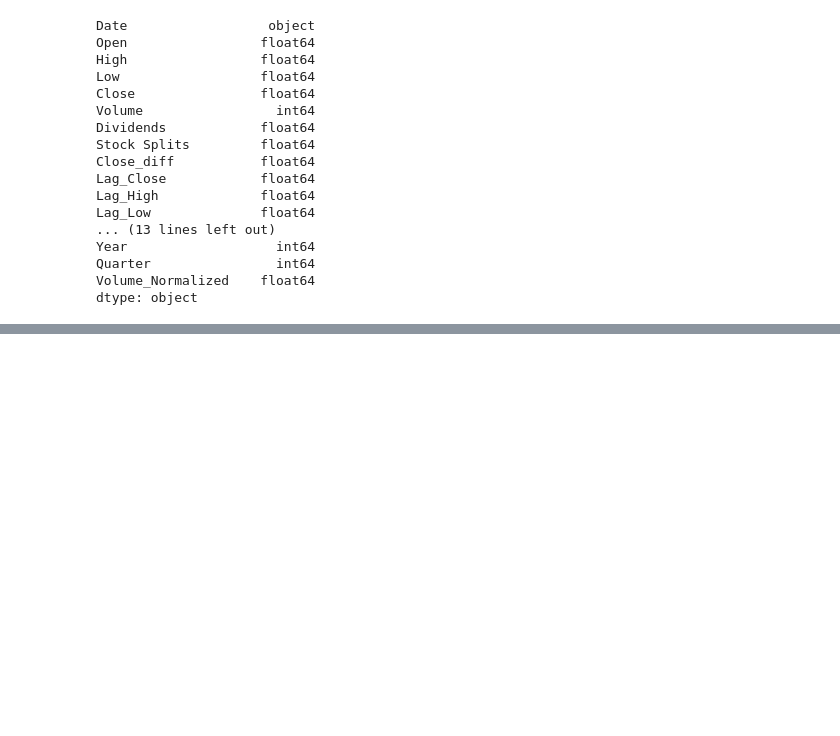
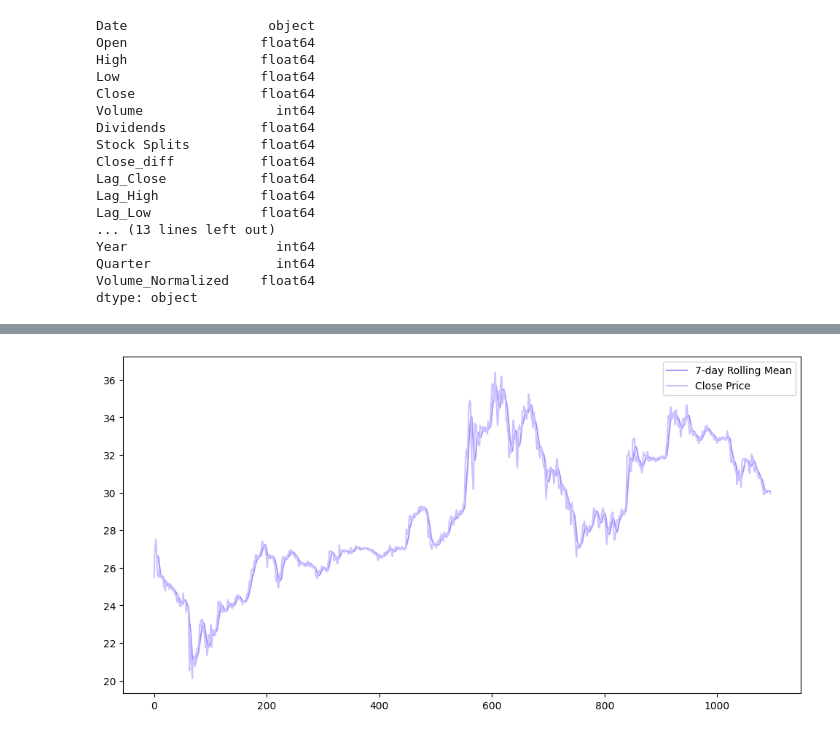
Before and after one commit to Sudais-shah/Saudi-Aramco-Stock-Price-Prediction-Model, a Jupyter notebook: Saudi Aramco Stock Price Prediction Model.ipynb, the cells around one changed output, grey strips where cells are left out. Saved outputs shown, nothing was run; the diff lists cells and outputs as text; code cells hidden in the pictures; blank space fills up the shorter version.

```diff
--- a/Saudi Aramco Stock Price Prediction Model.ipynb
+++ b/Saudi Aramco Stock Price Prediction Model.ipynb
@@ -140,0 +249,7 @@ dtype: object
+# %%
+df['Close'].rolling(window=7).mean().plot(figsize=(12, 6), label='7-day Rolling Mean', color=color1)
+df['Close'].plot(label='Close Price', color=color2)
+plt.legend()
+plt.show()
+# %% [output]
+[figure, added]
```
Also changed, not shown: parts of 29 cells of this notebook.
